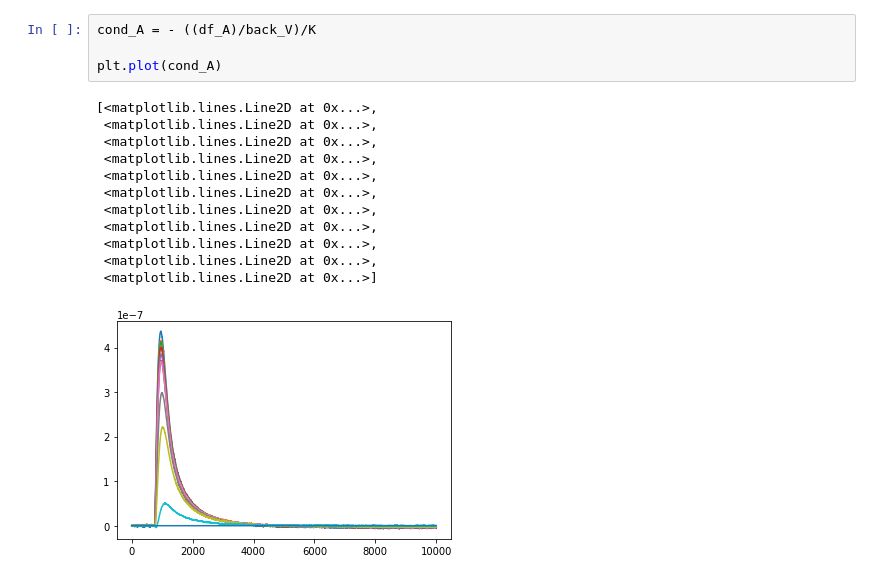
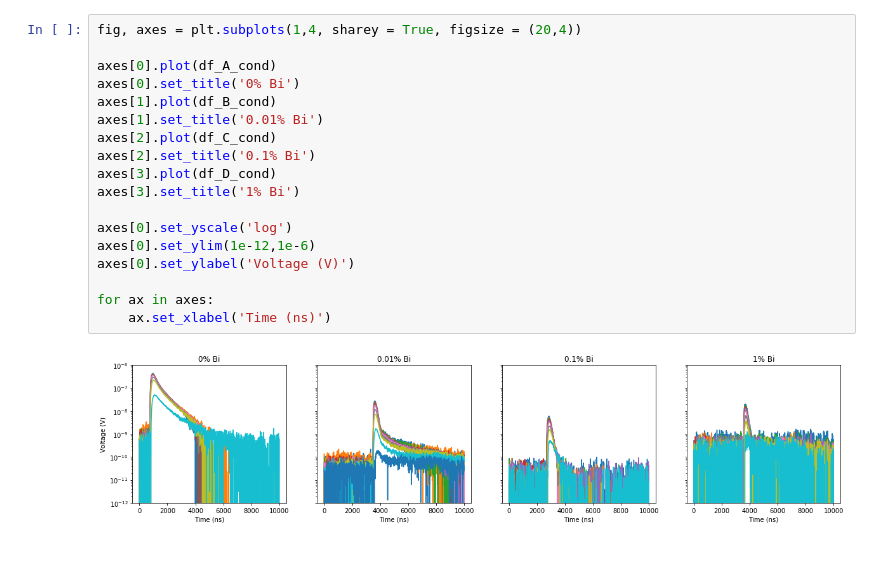
Before and after one commit to aspitarl/TRMC, a Jupyter notebook: 10-17-18.ipynb, the cells around one changed output. Cells and saved outputs as stored; diff of their text form.

```diff
--- a/10-17-18.ipynb
+++ b/10-17-18.ipynb
@@ -155,17 +46,20 @@ K = 63605.55699
-# %%
-cond_A = - ((df_A)/back_V)/K
-
-plt.plot(cond_A)
-# %% [output]
-[<matplotlib.lines.Line2D at 0x...>,
- <matplotlib.lines.Line2D at 0x...>,
- <matplotlib.lines.Line2D at 0x...>,
- <matplotlib.lines.Line2D at 0x...>,
- <matplotlib.lines.Line2D at 0x...>,
- <matplotlib.lines.Line2D at 0x...>,
- <matplotlib.lines.Line2D at 0x...>,
- <matplotlib.lines.Line2D at 0x...>,
- <matplotlib.lines.Line2D at 0x...>,
- <matplotlib.lines.Line2D at 0x...>,
- <matplotlib.lines.Line2D at 0x...>]
-[figure, removed]
+# %%
+fig, axes = plt.subplots(1,4, sharey = True, figsize = (20,4))
+
+axes[0].plot(df_A_cond)
+axes[0].set_title('0% Bi')
+axes[1].plot(df_B_cond)
+axes[1].set_title('0.01% Bi')
+axes[2].plot(df_C_cond)
+axes[2].set_title('0.1% Bi')
+axes[3].plot(df_D_cond)
+axes[3].set_title('1% Bi')
+
+axes[0].set_yscale('log')
+axes[0].set_ylim(1e-12,1e-6)
+axes[0].set_ylabel('Voltage (V)')
+
+for ax in axes:
+    ax.set_xlabel('Time (ns)')
+# %% [output]
+[figure, added]
```
Also changed, not shown: parts of 10 cells of this notebook, 2 other files.
